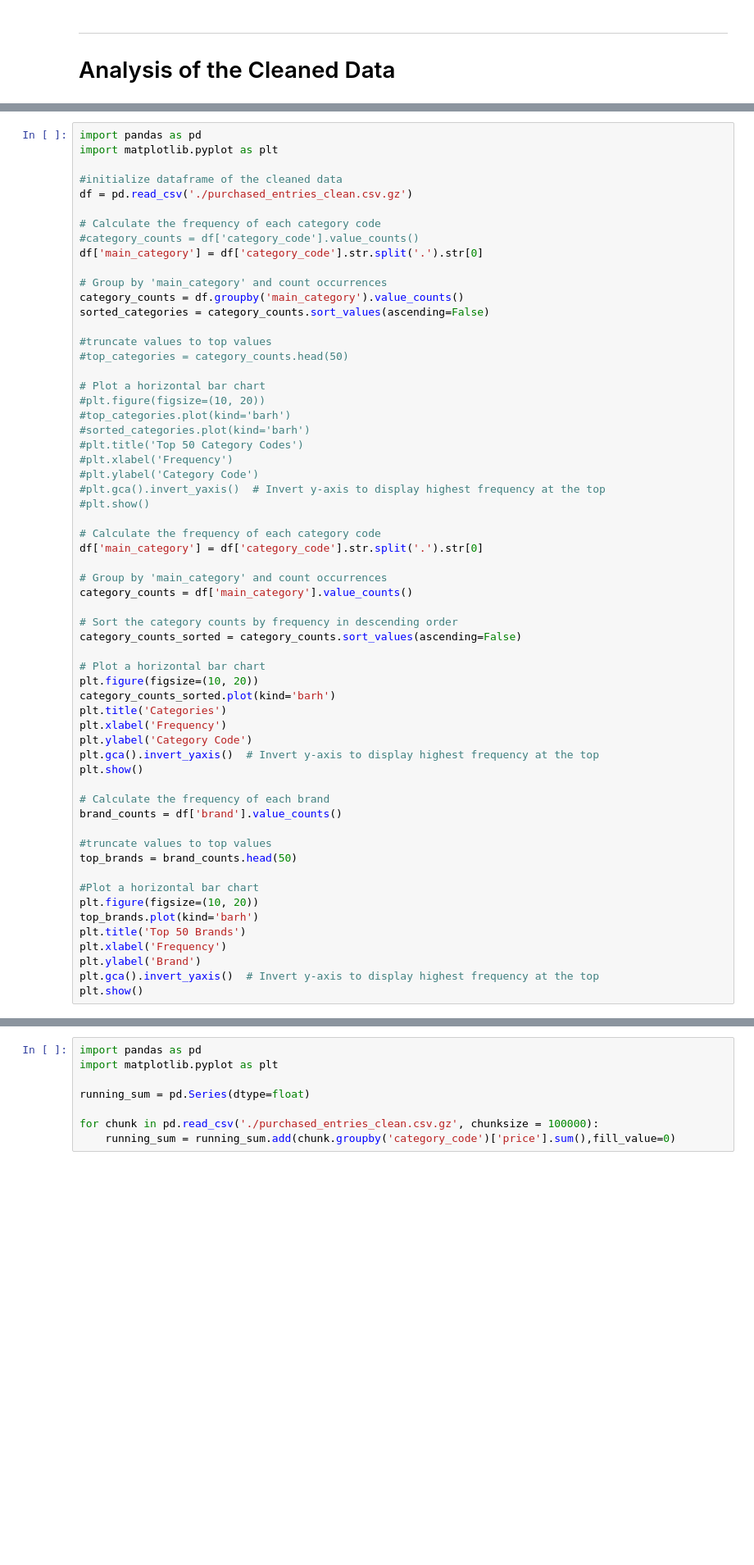
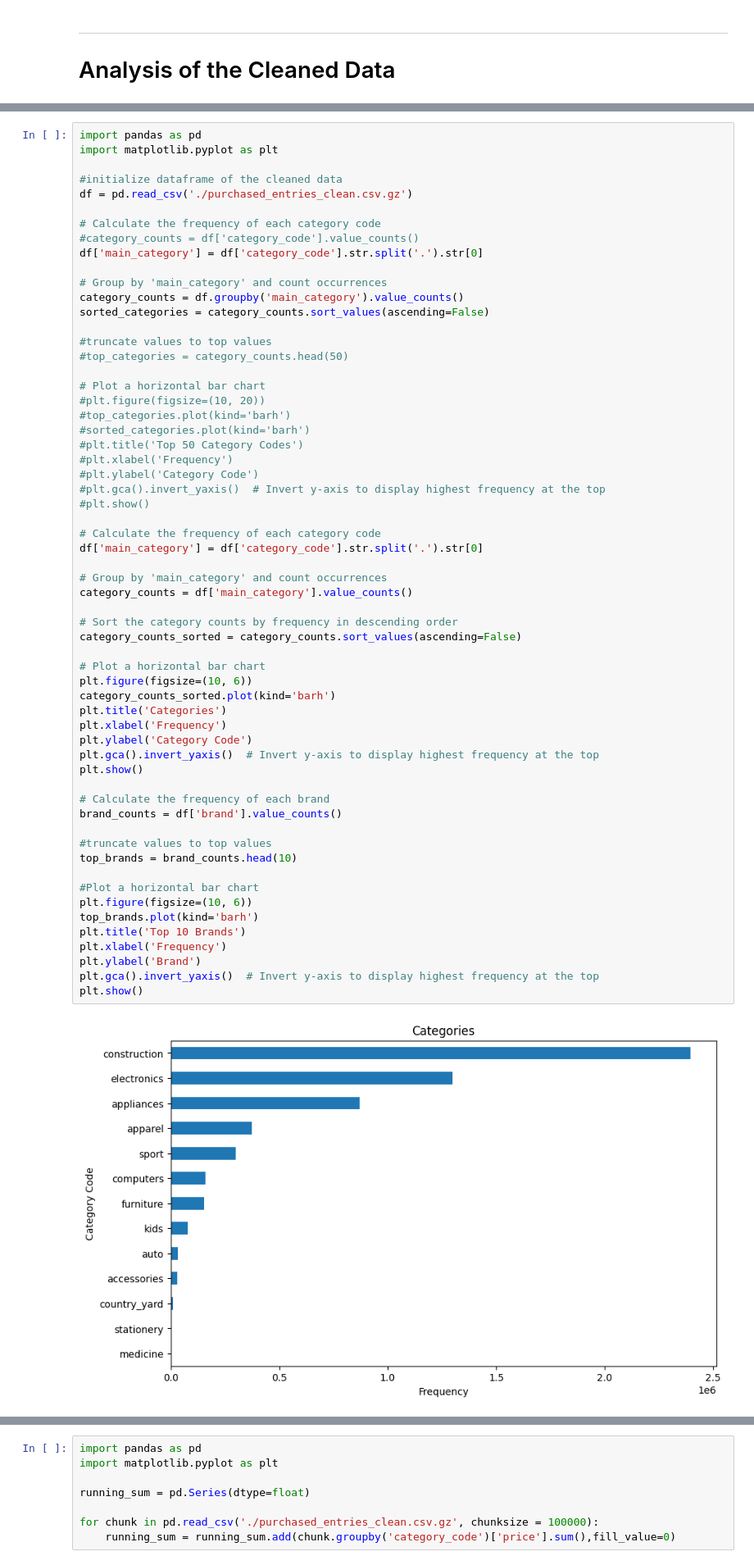
Before and after one commit to seel6470/CSPB-4502-Group-9-Project, a Jupyter notebook: Project Code.ipynb, the cells around one changed output, grey strips where cells are left out. Shown: that part at 82% size. Saved outputs shown, nothing was run; the diff lists cells and outputs as text; blank space fills up the shorter version.

```diff
--- a/Project Code.ipynb
+++ b/Project Code.ipynb
@@ -237,34 +237,36 @@ sorted_categories = category_counts.sort_values(ascending=False)
 #plt.show()
 
 # Calculate the frequency of each category code
 df['main_category'] = df['category_code'].str.split('.').str[0]
 
 # Group by 'main_category' and count occurrences
 category_counts = df['main_category'].value_counts()
 
 # Sort the category counts by frequency in descending order
 category_counts_sorted = category_counts.sort_values(ascending=False)
 
 # Plot a horizontal bar chart
-plt.figure(figsize=(10, 20))
+plt.figure(figsize=(10, 6))
 category_counts_sorted.plot(kind='barh')
 plt.title('Categories')
 plt.xlabel('Frequency')
 plt.ylabel('Category Code')
 plt.gca().invert_yaxis()  # Invert y-axis to display highest frequency at the top
 plt.show()
 
 # Calculate the frequency of each brand
 brand_counts = df['brand'].value_counts()
 
 #truncate values to top values
-top_brands = brand_counts.head(50)
+top_brands = brand_counts.head(10)
 
 #Plot a horizontal bar chart
-plt.figure(figsize=(10, 20))
+plt.figure(figsize=(10, 6))
 top_brands.plot(kind='barh')
-plt.title('Top 50 Brands')
+plt.title('Top 10 Brands')
 plt.xlabel('Frequency')
 plt.ylabel('Brand')
 plt.gca().invert_yaxis()  # Invert y-axis to display highest frequency at the top
 plt.show()
+# %% [output]
+[figure, added]
```
Also changed, not shown: parts of 13 cells of this notebook.
